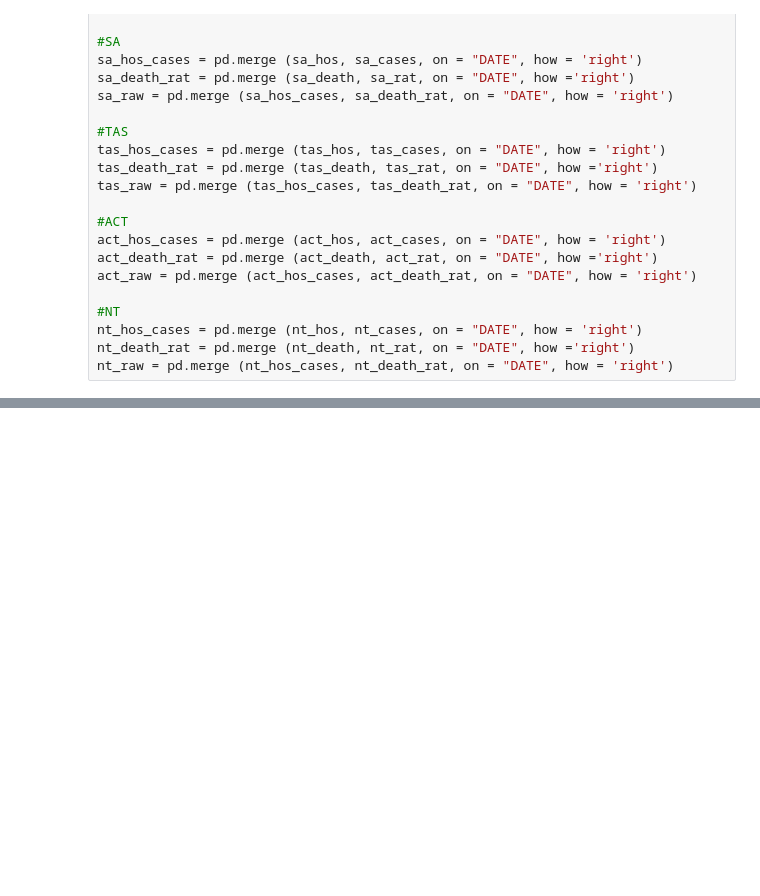
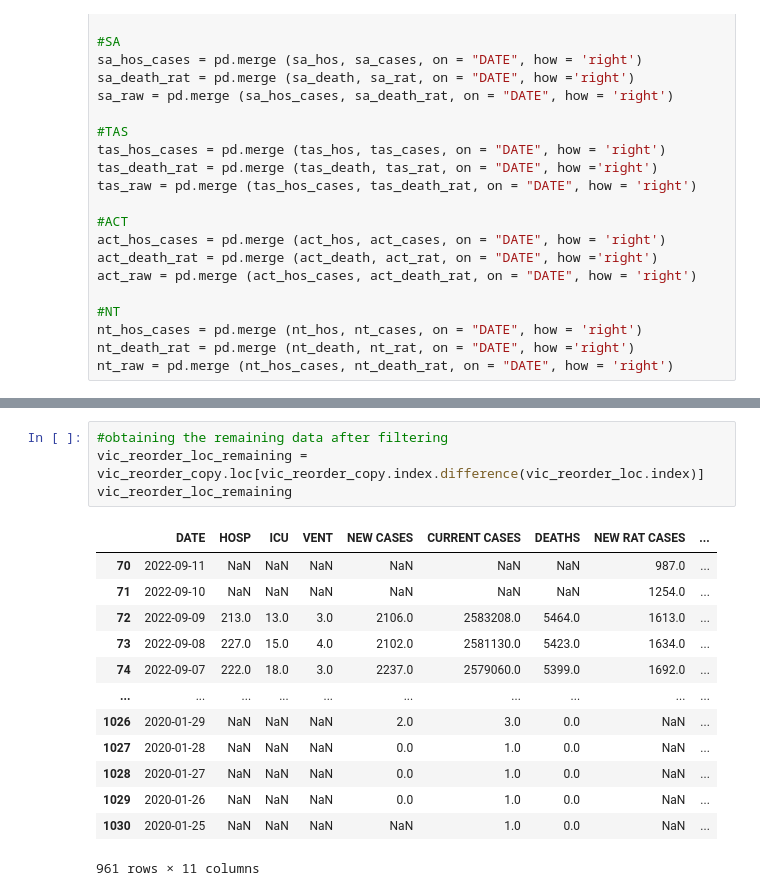
Before and after one commit to FrankMS3/COVID-Analysis, a Jupyter notebook: main.ipynb, the cells around one changed output, grey strips where cells are left out. Cells and saved outputs as stored; diff of their text form; blank space fills up the shorter version.

```diff
--- a/main.ipynb
+++ b/main.ipynb
@@ -228,0 +431,18 @@ See the caveats in the documentation: https://pandas.pydata.org/pandas-docs/stab
+# %%
+#obtaining the remaining data after filtering
+vic_reorder_loc_remaining = vic_reorder_copy.loc[vic_reorder_copy.index.difference(vic_reorder_loc.index)]
+vic_reorder_loc_remaining
+# %% [output]
+|  | DATE | HOSP | ICU | VENT | NEW CASES | CURRENT CASES | DEATHS | NEW RAT CASES | ... |
+| 70 | 2022-09-11 | NaN | NaN | NaN | NaN | NaN | NaN | 987.0 | ... |
+| 71 | 2022-09-10 | NaN | NaN | NaN | NaN | NaN | NaN | 1254.0 | ... |
+| 72 | 2022-09-09 | 213.0 | 13.0 | 3.0 | 2106.0 | 2583208.0 | 5464.0 | 1613.0 | ... |
+| 73 | 2022-09-08 | 227.0 | 15.0 | 4.0 | 2102.0 | 2581130.0 | 5423.0 | 1634.0 | ... |
+| 74 | 2022-09-07 | 222.0 | 18.0 | 3.0 | 2237.0 | 2579060.0 | 5399.0 | 1692.0 | ... |
+| ... | ... | ... | ... | ... | ... | ... | ... | ... | ... |
+| 1026 | 2020-01-29 | NaN | NaN | NaN | 2.0 | 3.0 | 0.0 | NaN | ... |
+| 1027 | 2020-01-28 | NaN | NaN | NaN | 0.0 | 1.0 | 0.0 | NaN | ... |
+| 1028 | 2020-01-27 | NaN | NaN | NaN | 0.0 | 1.0 | 0.0 | NaN | ... |
+| 1029 | 2020-01-26 | NaN | NaN | NaN | 0.0 | 1.0 | 0.0 | NaN | ... |
+| 1030 | 2020-01-25 | NaN | NaN | NaN | NaN | 1.0 | 0.0 | NaN | ... |
+961 rows × 11 columns
```
Also changed, not shown: parts of 11 cells of this notebook, 1 other file.
